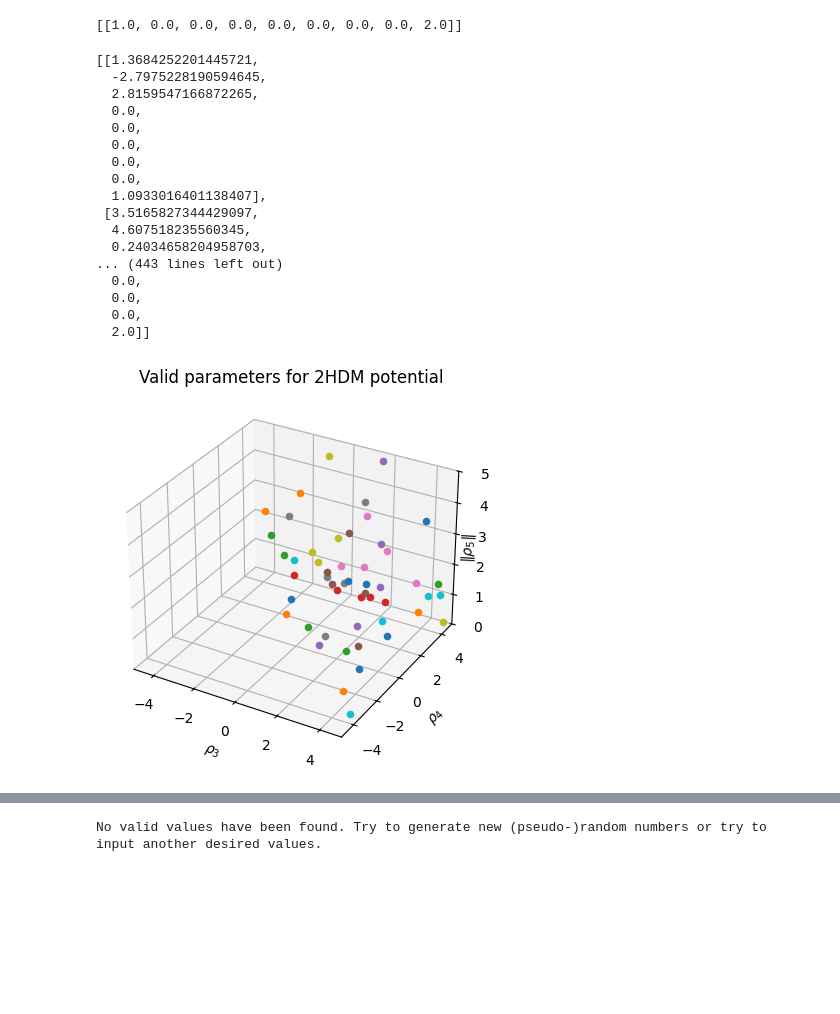
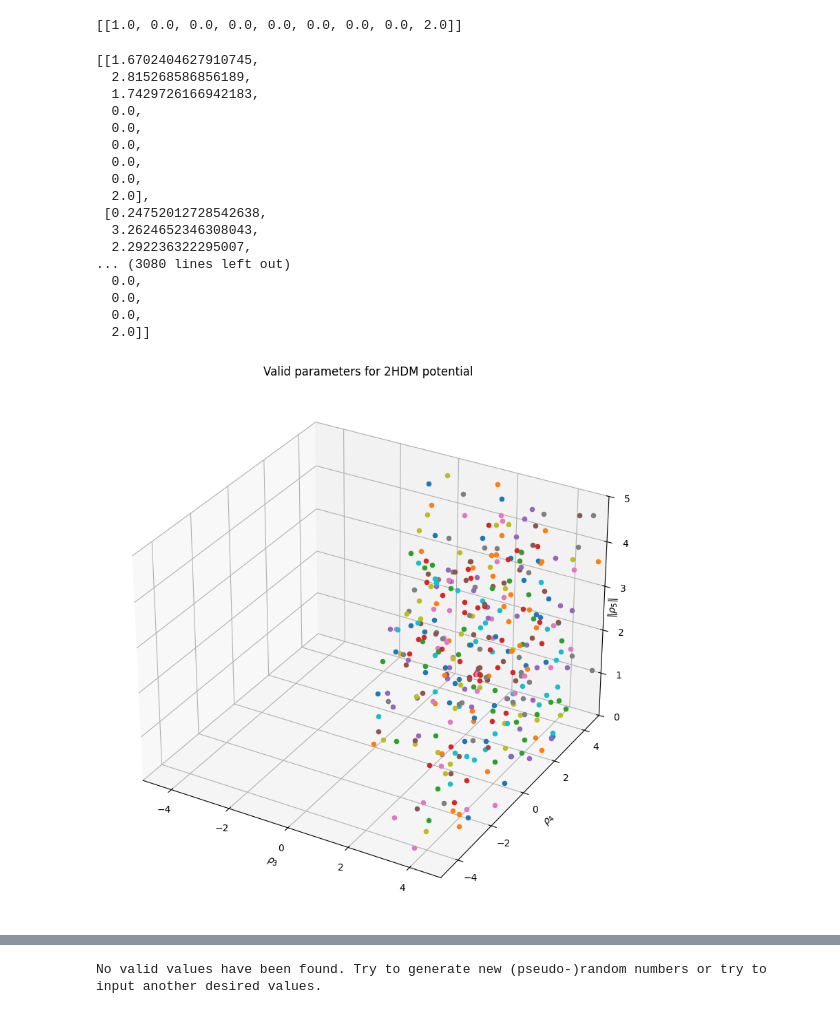
Before and after one commit to jdlpv/Theoretical-constraints-on-beyond-Standard-Model-extensions-of-the-Higgs-potential, a Jupyter notebook: main.ipynb, the cells around one changed output, grey strips where cells are left out. Cells and saved outputs as stored; diff of their text form; code cells hidden in the pictures; blank space fills up the shorter version.

```diff
--- a/main.ipynb
+++ b/main.ipynb
@@ -78,7 +78,7 @@ valid_values
 # %%
 # Plot of the results
 
-fig = plt.figure()
+fig = plt.figure(figsize=(10,10))
 ax = fig.add_subplot(111, projection='3d')
 
 for point in np.linspace(0,len(valid_values)-1,len(valid_values)):
@@ -148,7 +191,7 @@ def search_minimum_values_for_Z2_violating_2HDM(rho_3_param,rho_4_param,rho_5_pa
     # The idea here is similar to the previous one but with much more parameters.
 
     r = np.linspace(0,1,50)
-    beta = np.linspace(-1,1,50)
+    beta = np.linspace(0,2*np.pi,50)
     chi = np.linspace(0,np.pi/2,50)
     #
     minimum_for_all = []
@@ -159,7 +202,7 @@ def search_minimum_values_for_Z2_violating_2HDM(rho_3_param,rho_4_param,rho_5_pa
         for i in range(0,len(r)):
             for j in range(0,len(beta)):
                 for w in range(0,len(chi)):
-                    V[i,j,w] = 2+(rho_3_param[k]+r[i]**2*(rho_4_param[k]+np.abs(rho_5_param[k])*np.cos(gamma_param[k]+beta[j]))-1)*(np.sin(2*chi[w]))**2+np.sin(2*chi[w])*(np.abs(rho_6_param[k])*r[i]*np.cos(alpha_param[k]+(1/2)*beta[j])+np.abs(rho_7_param[k])*r[i]*np.cos(xi_param[k]+(1/2)*beta[j])+np.cos(2*chi[w])*(np.abs(rho_6_param[k])*r[i]*np.cos(alpha_param[k]+(1/2)*beta[j])-np.abs(rho_7_param[k])*r[i]*np.cos(xi_param[k]+(1/2)*beta[j])))
+                    V[i,j,w] = 2+((rho_3_param[k]+r[i]**2*(rho_4_param[k]+np.abs(rho_5_param[k])*np.cos(gamma_param[k]+beta[j])))-1)*(np.sin(2*chi[w]))**2+np.sin(2*chi[w])*(np.abs(rho_6_param[k])*r[i]*np.cos(alpha_param[k]+(1/2)*beta[j])+np.abs(rho_7_param[k])*r[i]*np.cos(xi_param[k]+(1/2)*beta[j])+np.cos(2*chi[w])*(np.abs(rho_6_param[k])*r[i]*np.cos(alpha_param[k]+(1/2)*beta[j])-np.abs(rho_7_param[k])*r[i]*np.cos(xi_param[k]+(1/2)*beta[j])))
         #
         if np.min(V) >= -epsilon_2:
             minimum_for_all.append([float(rho_3_param[k]),float(rho_4_param[k]),float(rho_5_param[k]),float(gamma_param[k]),float(rho_6_param[k]),float(alpha_param[k]),float(rho_7_param[k]),float(xi_param[k]),float(np.min(V))])
@@ -224,7 +267,7 @@ search_minimum_values_for_Z2_violating_2HDM([1],[0],[0],[0],[0],[0],[0],[0],1,10
 
 # Reproduce Z_2-conserving 2HDM results
 
-dim = 100
+dim = 1000
 rho_3 = np.random.default_rng().uniform(-5,5,dim)
 rho_4 = np.random.default_rng().uniform(-5,5,dim)
 rho_5 = np.random.default_rng().uniform(0,5,dim)
@@ -232,19 +275,19 @@ rho_5 = np.random.default_rng().uniform(0,5,dim)
 new_valid_values = search_minimum_values_for_Z2_violating_2HDM(rho_3,rho_4,rho_5,np.linspace(0,0,dim),np.linspace(0,0,dim),np.linspace(0,0,dim),np.linspace(0,0,dim),np.linspace(0,0,dim),dim,10**(-5))
 new_valid_values
 # %% [output]
-[[1.3684252201445721,
-  -2.7975228190594645,
-  2.8159547166872265,
+[[1.6702404627910745,
+  2.815268586856189,
+  1.7429726166942183,
   0.0,
   0.0,
   0.0,
   0.0,
   0.0,
-  1.0933016401138407],
- [3.5165827344429097,
-  4.607518235560345,
-  0.24034658204958703,
-... (443 lines left out)
+  2.0],
+ [0.24752012728542638,
+  3.2624652346308043,
+  2.292236322295007,
+... (3080 lines left out)
   0.0,
   0.0,
   0.0,
@@ -252,22 +295,22 @@ new_valid_values
 # %%
 # Plot of the results
 
-fig = plt.figure()
+fig = plt.figure(figsize=(10,10))
 ax = fig.add_subplot(111, projection='3d')
 
 for point in np.linspace(0,len(new_valid_values)-1,len(new_valid_values)):
     #
     ax.scatter(new_valid_values[int(point)][0],new_valid_values[int(point)][1],new_valid_values[int(point)][2])
 
 ax.set_xlabel(r'$\rho_{3}$')
 ax.set_ylabel(r'$\rho_{4}$')
 ax.set_zlabel(r'$\|\rho_{5}\|$', rotation=90)
 ax.zaxis.labelpad = -15.25
 ax.set_xlim([-5,5])
 ax.set_ylim([-5,5])
 ax.set_zlim([0,5])
 ax.set_title('Valid parameters for 2HDM potential')
 
 plt.show()
 # %% [output]
-[figure, old version]
+[figure, new version]
```
Also changed, not shown: parts of 10 cells of this notebook.
